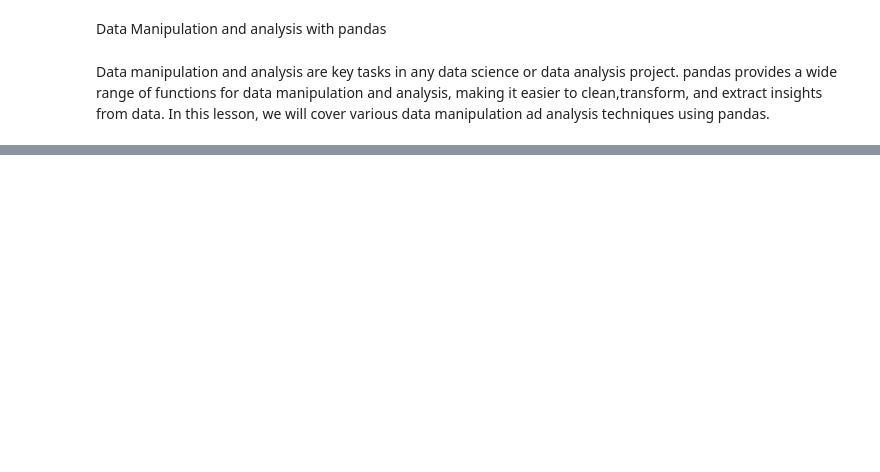
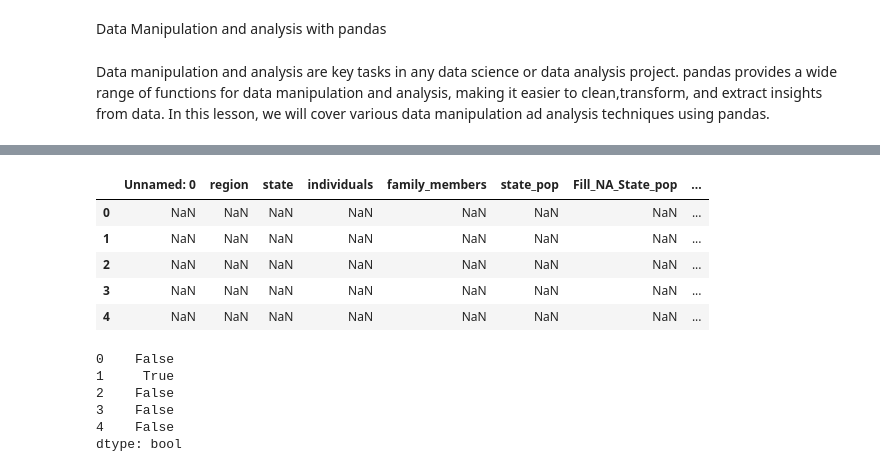
Before and after one commit to Chetana10r/Machine_Learning_Course, a Jupyter notebook: Data Analysis in Python/Data_manipulation.ipynb, the cells around one changed output, grey strips where cells are left out. Cells and saved outputs as stored; diff of their text form; code cells hidden in the pictures; blank space fills up the shorter version.

```diff
--- a/Data Analysis in Python/Data_manipulation.ipynb
+++ b/Data Analysis in Python/Data_manipulation.ipynb
@@ -17,0 +77,18 @@ df
+# %%
+df[df.isnull()].head()
+# %% [output]
+|  | Unnamed: 0 | region | state | individuals | family_members | state_pop | Fill_NA_State_pop | ... |
+| 0 | NaN | NaN | NaN | NaN | NaN | NaN | NaN | ... |
+| 1 | NaN | NaN | NaN | NaN | NaN | NaN | NaN | ... |
+| 2 | NaN | NaN | NaN | NaN | NaN | NaN | NaN | ... |
+| 3 | NaN | NaN | NaN | NaN | NaN | NaN | NaN | ... |
+| 4 | NaN | NaN | NaN | NaN | NaN | NaN | NaN | ... |
+# %%
+df.isnull().any(axis=1).head()
+# %% [output]
+0    False
+1     True
+2    False
+3    False
+4    False
+dtype: bool
```
Also changed, not shown: parts of 43 cells of this notebook, 1 other file.
